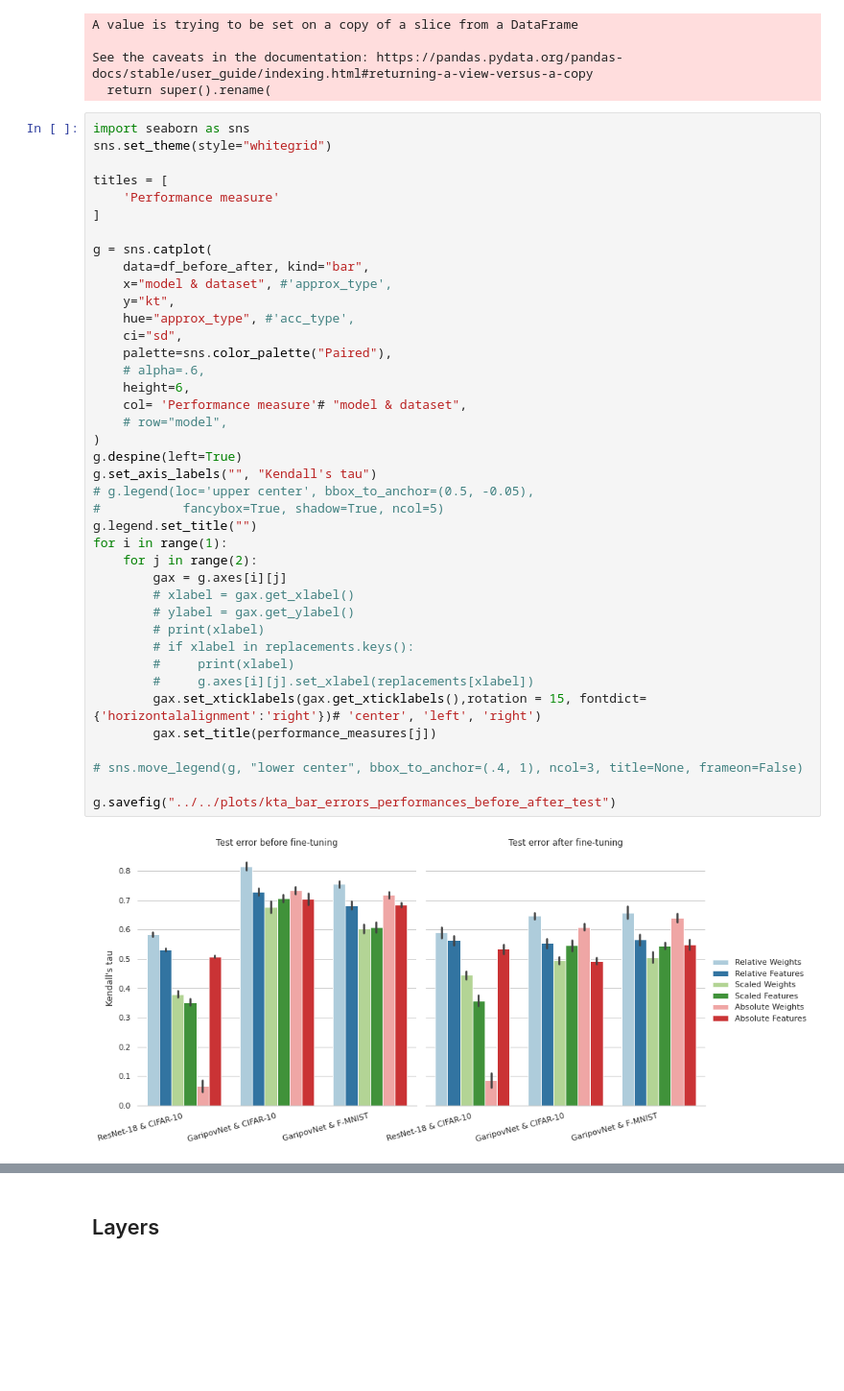
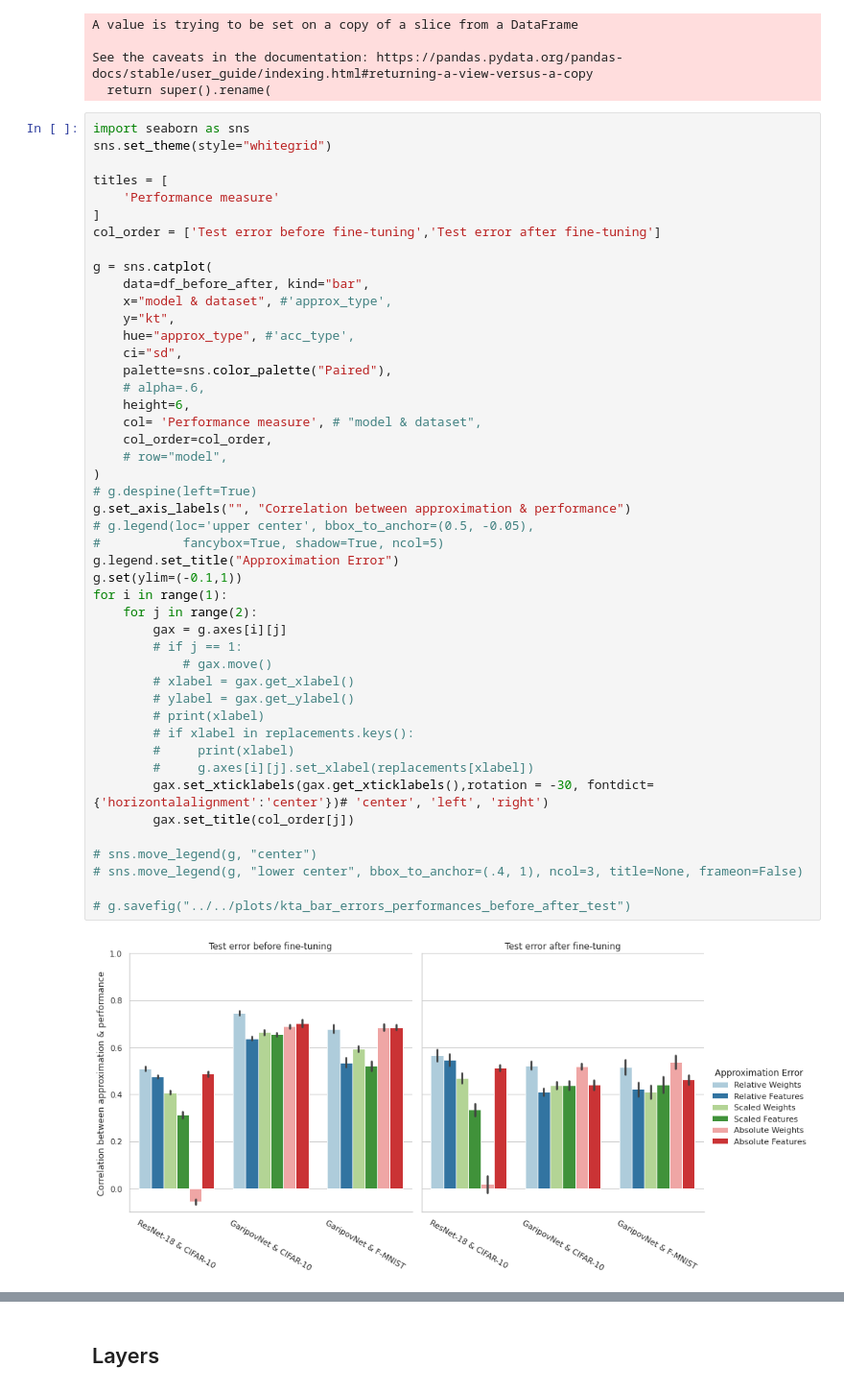
Before and after one commit to JSchuurmans/tddl, a Jupyter notebook: notebooks/results/kendalls_tau.ipynb, the cells around one changed output, grey strips where cells are left out. Shown at 96% size. Drawn from its saved outputs; the diff is of its cells as text; blank space fills up the shorter version.

```diff
--- a/notebooks/results/kendalls_tau.ipynb
+++ b/notebooks/results/kendalls_tau.ipynb
@@ -488,38 +485,44 @@ sns.set_theme(style="whitegrid")
 titles = [
     'Performance measure'
 ]
+col_order = ['Test error before fine-tuning','Test error after fine-tuning']
 
 g = sns.catplot(
     data=df_before_after, kind="bar",
     x="model & dataset", #'approx_type',
     y="kt",
     hue="approx_type", #'acc_type',
     ci="sd",
     palette=sns.color_palette("Paired"),
     # alpha=.6,
     height=6,
-    col= 'Performance measure'# "model & dataset",
+    col= 'Performance measure', # "model & dataset",
+    col_order=col_order,
     # row="model",
 )
-g.despine(left=True)
-g.set_axis_labels("", "Kendall's tau")
+# g.despine(left=True)
+g.set_axis_labels("", "Correlation between approximation & performance")
 # g.legend(loc='upper center', bbox_to_anchor=(0.5, -0.05),
 #           fancybox=True, shadow=True, ncol=5)
-g.legend.set_title("")
+g.legend.set_title("Approximation Error")
+g.set(ylim=(-0.1,1))
 for i in range(1):
     for j in range(2):
         gax = g.axes[i][j]
+        # if j == 1:
+            # gax.move()
         # xlabel = gax.get_xlabel()
         # ylabel = gax.get_ylabel()
         # print(xlabel)
         # if xlabel in replacements.keys():
         #     print(xlabel)
         #     g.axes[i][j].set_xlabel(replacements[xlabel])
-        gax.set_xticklabels(gax.get_xticklabels(),rotation = 15, fontdict={'horizontalalignment':'right'})# 'center', 'left', 'right')
-        gax.set_title(performance_measures[j])
+        gax.set_xticklabels(gax.get_xticklabels(),rotation = -30, fontdict={'horizontalalignment':'center'})# 'center', 'left', 'right')
+        gax.set_title(col_order[j])
 
+# sns.move_legend(g, "center")
 # sns.move_legend(g, "lower center", bbox_to_anchor=(.4, 1), ncol=3, title=None, frameon=False)
 
-g.savefig("../../plots/kta_bar_errors_performances_before_after_test")
+# g.savefig("../../plots/kta_bar_errors_performances_before_after_test")
 # %% [output]
-[figure, old version]
+[figure, new version]
```
Also changed, not shown: parts of 64 cells of this notebook, 29 other files.
